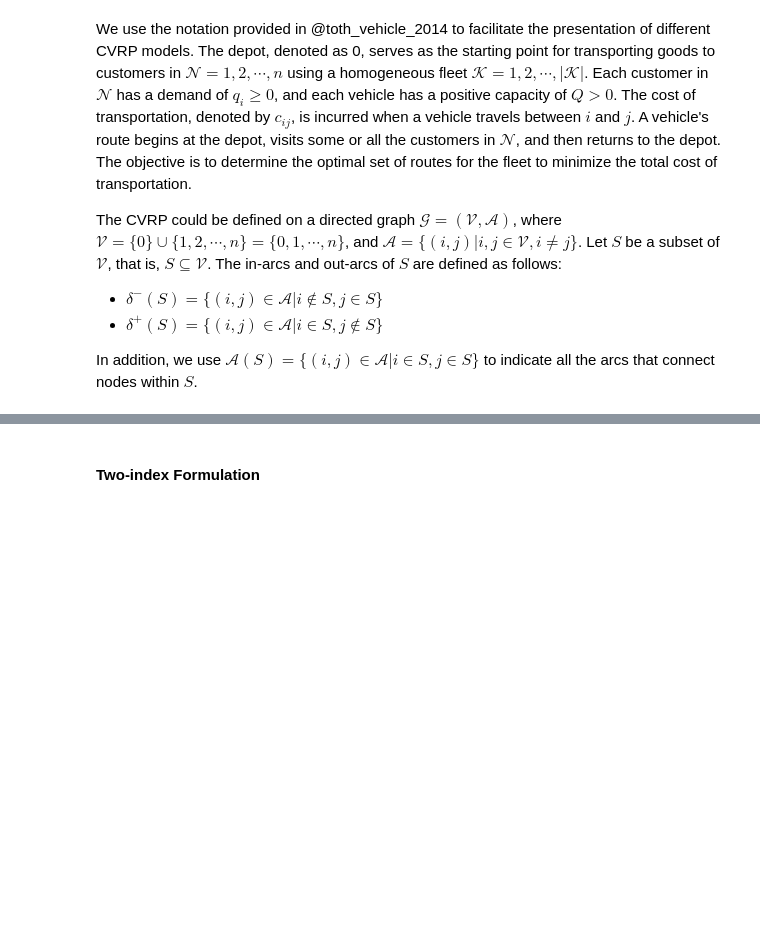
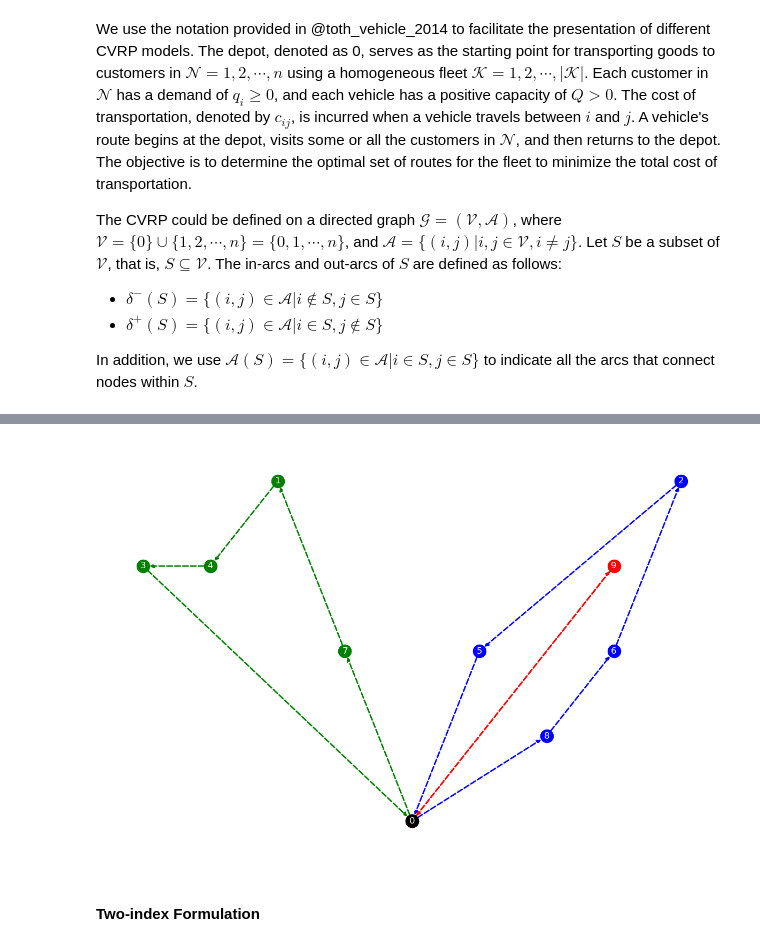
Before and after one commit to kunlei/python-ortools-notes, a Jupyter notebook: integer-programming.ipynb, the cells around one changed output, grey strips where cells are left out. Saved outputs shown, nothing was run; the diff lists cells and outputs as text; code cells hidden in the pictures; blank space fills up the shorter version.

```diff
--- a/integer-programming.ipynb
+++ b/integer-programming.ipynb
@@ -615,3 +665,68 @@ In addition, we use $\mathcal{A}(S) = \{(i, j) \in \mathcal{A} | i \in S, j \in
+# %%
+import networkx as nx
+
+locations = {
+    0:(4,4),
+    1:(2,8),
+    2:(8,8),
+    3:(0,7),
+    4:(1,7),
+    5:(5,6),
+    6:(7,6),
+    7:(3,6),
+    8:(6,5),
+    9: (7, 7),
+}
+
+edges = [
+    (0, 8, {'vehicle': '0'}),
+    (8, 6, {'vehicle': '0'}),
+    (6, 2, {'vehicle': '0'}),
+    (2, 5, {'vehicle': '0'}),
+    (5, 0, {'vehicle': '0'}),
+    (0, 7, {'vehicle': '1'}),
+    (7, 1, {'vehicle': '1'}),
+    (1, 4, {'vehicle': '1'}),
+    (4, 3, {'vehicle': '1'}),
+    (3, 0, {'vehicle': '1'}),
+    (0, 9, {'vehicle': '2'}),
+    (9, 0, {'vehicle': '2'}),
+]
+
+def show_vehicle_routes(locations, edges):
+    G=nx.DiGraph()
+    G.add_edges_from(edges)
+    plt.figure(figsize=(15,10))
+
+    vehicles = set([e[2]['vehicle'] for e in edges])
+    num_vehicles = len(vehicles)
+
+    color_codes = ['b', 'g', 'r', 'c', 'm', 'y', 'k']
+    for v in range(num_vehicles):
+        temp = [e for e in edges if e[2]['vehicle'] == str(v)]
+
+        color_idx = v
+        if color_idx >= len(color_codes):
+            color_idx = color_idx % len(color_codes)
+
+        nx.draw_networkx_nodes(G, locations, nodelist=[x[0] for x in temp], node_color=color_codes[color_idx])
+        nx.draw_networkx_edges(G, locations, edgelist=temp,
+                                width=2, edge_color=color_codes[color_idx], style='dashed')
+
+    #let's color the node 0 in black
+    nx.draw_networkx_nodes(G, locations, nodelist=[0], node_color='k')
+
+    # labels
+    nx.draw_networkx_labels(G, locations, font_color='w', font_size=12, font_family='sans-serif')
+
+    #print out the graph
+    plt.axis('off')
+    plt.show()
+
+
+show_vehicle_routes(locations=locations, edges=edges)
+# %% [output]
+[figure, added]
 # %% [markdown]
 #### Two-index Formulation
 # %% [markdown]
```
Also changed, not shown: parts of 9 cells of this notebook, 4 other files.
